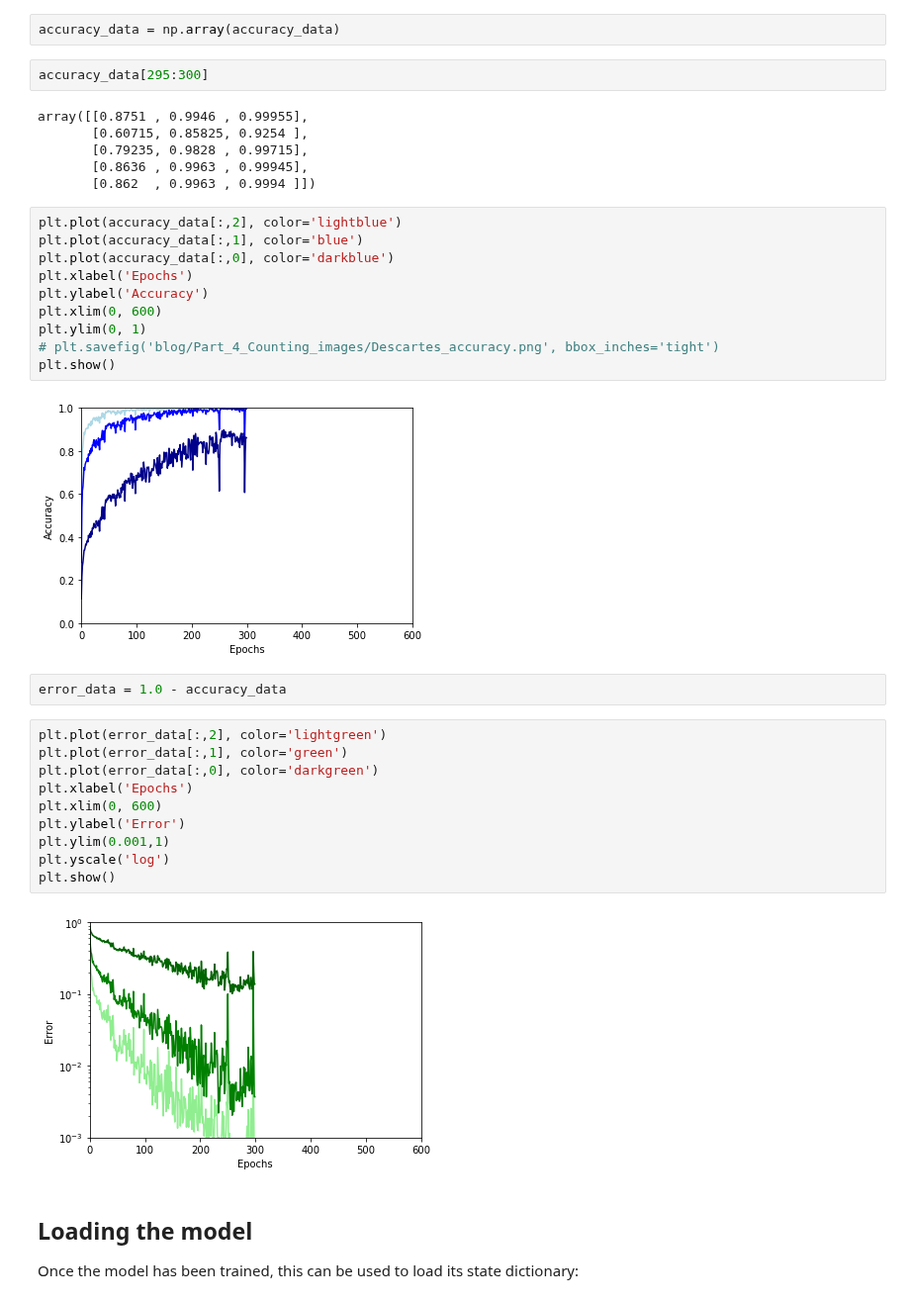
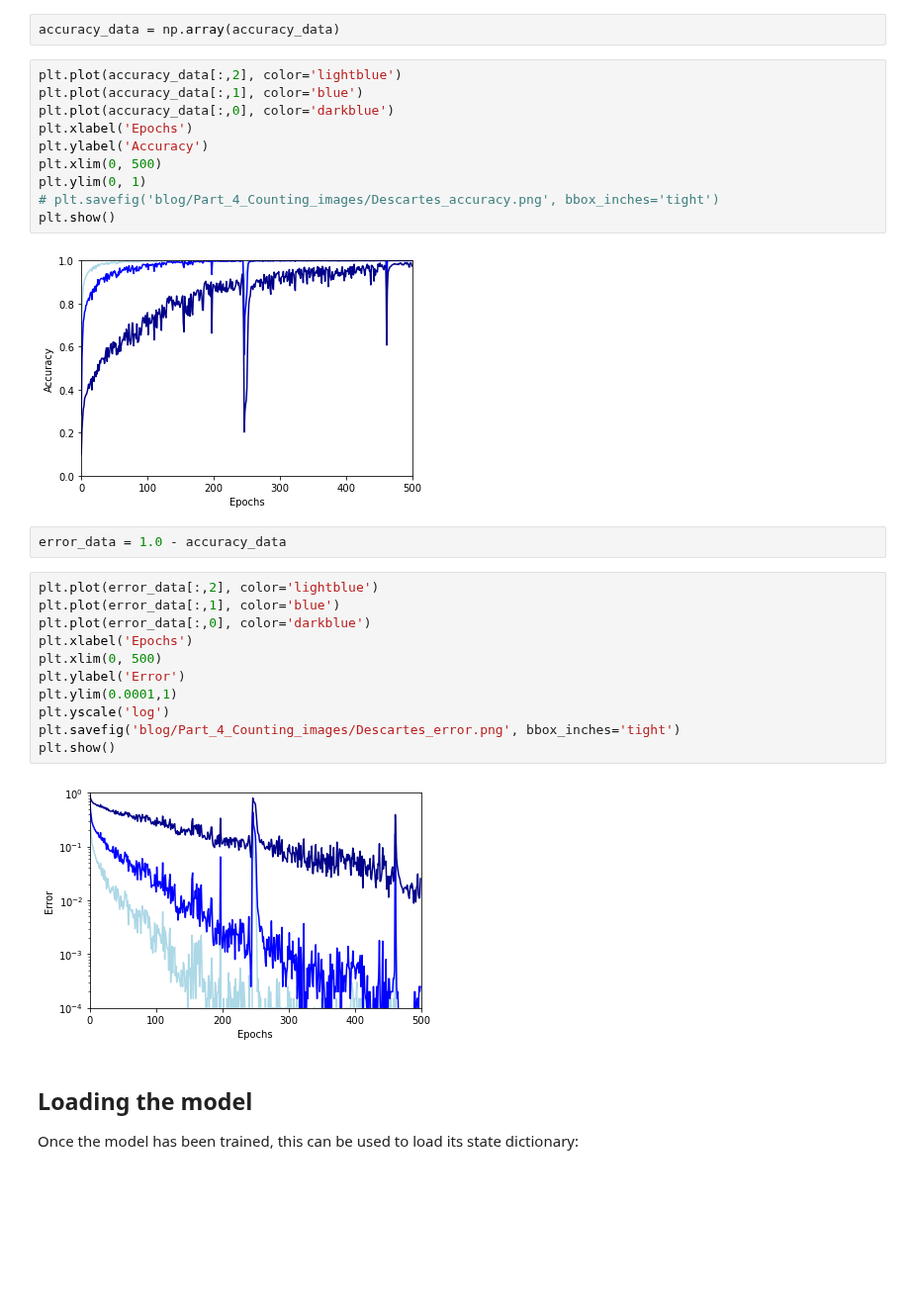
Before and after one commit to gillioz/MorpionSolitaire, a Jupyter notebook: Counting_moves.ipynb, the cells around one changed output. Shown at 99% size. Drawn from its saved outputs; the diff is of its cells as text; blank space fills up the shorter version.

Commit message:
final results for counting problem

```diff
--- a/Counting_moves.ipynb
+++ b/Counting_moves.ipynb
@@ -233,39 +248,32 @@ plt.show()
 # %%
 accuracy_data = np.array(accuracy_data)
-# %%
-accuracy_data[295:300]
-# %% [output]
-array([[0.8751 , 0.9946 , 0.99955],
-       [0.60715, 0.85825, 0.9254 ],
-       [0.79235, 0.9828 , 0.99715],
-       [0.8636 , 0.9963 , 0.99945],
-       [0.862  , 0.9963 , 0.9994 ]])
 # %%
 plt.plot(accuracy_data[:,2], color='lightblue')
 plt.plot(accuracy_data[:,1], color='blue')
 plt.plot(accuracy_data[:,0], color='darkblue')
 plt.xlabel('Epochs')
 plt.ylabel('Accuracy')
-plt.xlim(0, 600)
+plt.xlim(0, 500)
 plt.ylim(0, 1)
 # plt.savefig('blog/Part_4_Counting_images/Descartes_accuracy.png', bbox_inches='tight')
 plt.show()
 # %% [output]
-[figure, old version]
+[figure, new version]
 # %%
 error_data = 1.0 - accuracy_data
 # %%
-plt.plot(error_data[:,2], color='lightgreen')
-plt.plot(error_data[:,1], color='green')
-plt.plot(error_data[:,0], color='darkgreen')
+plt.plot(error_data[:,2], color='lightblue')
+plt.plot(error_data[:,1], color='blue')
+plt.plot(error_data[:,0], color='darkblue')
 plt.xlabel('Epochs')
-plt.xlim(0, 600)
+plt.xlim(0, 500)
 plt.ylabel('Error')
-plt.ylim(0.001,1)
+plt.ylim(0.0001,1)
 plt.yscale('log')
+plt.savefig('blog/Part_4_Counting_images/Descartes_error.png', bbox_inches='tight')
 plt.show()
 # %% [output]
-[figure, old version]
+[figure, new version]
 # %% [markdown]
 ## Loading the model
 
```
Also changed, not shown: parts of 21 cells of this notebook, 2 other files.
